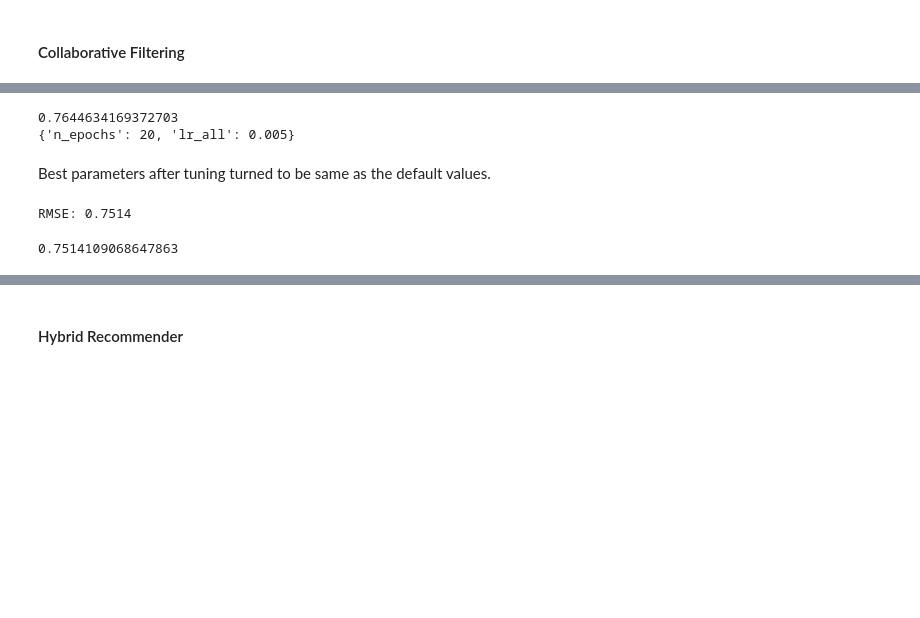
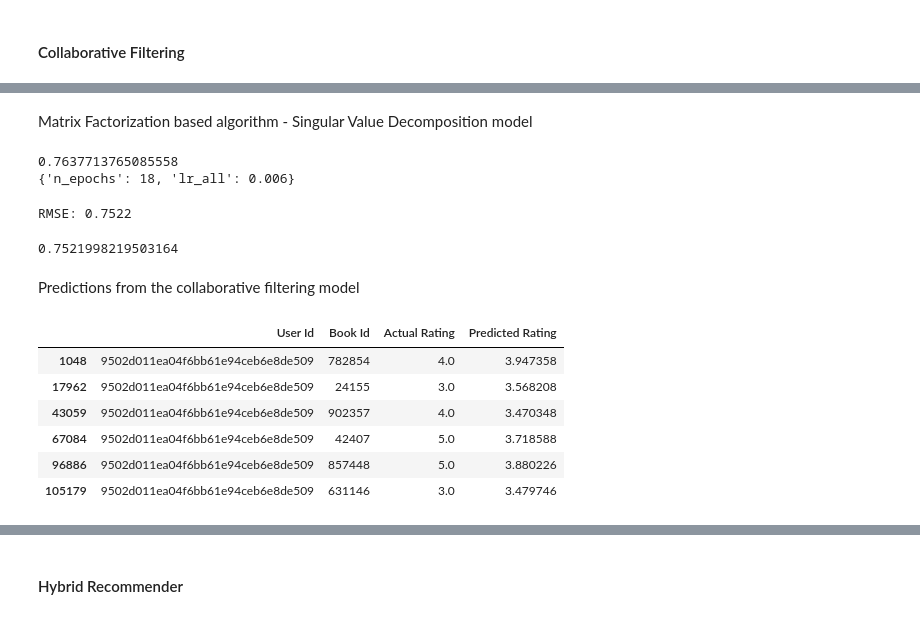
Before and after one commit to nnrkh/Data_Science_Projects, a Jupyter notebook: Project_ChildrenBookRecommendationEngine/Goodreads_Children'sBookRecommendationSystem_Modeling.ipynb, the cells around one changed output, grey strips where cells are left out. Drawn from its saved outputs; the diff is of its cells as text; code cells hidden in the pictures; blank space fills up the shorter version.

Commit message:
Modeling Changes

```diff
--- a/Project_ChildrenBookRecommendationEngine/Goodreads_Children'sBookRecommendationSystem_Modeling.ipynb
+++ b/Project_ChildrenBookRecommendationEngine/Goodreads_Children'sBookRecommendationSystem_Modeling.ipynb
@@ -155,7 +160,7 @@ The Top 10 Recommended Books
 # %% [markdown]
 #### Collaborative Filtering
 # %%
-ratings = pd.read_csv("data//cleaned_user_ratings_info", index_col = 0)
+ratings = pd.read_csv("data//cleaned_user_ratings_info.csv",index_col = 0)
 ratings.head()
 # %% [output]
 |  | user_id | book_id | review_id | rating | date_updated | n_users_rated | n_books_rated |
@@ -193,25 +205,39 @@ Test time         2.75    2.71    2.77    2.73    2.64    2.72    0.04
+# %% [markdown]
+Matrix Factorization based algorithm - Singular Value Decomposition model
 # %%
-    #Tuning the SVD algorithm is very intensive process to perform with this laptop
-    #traintest split and gridsearch cv for parameter tuning
+#Tuning the SVDpp algorithm is very intensive process to perform with this laptop
+#train test split and gridsearch cv for parameter tuning
 trainset, testset = train_test_split(data, test_size=0.1)
-param_grid = {'n_epochs': [10,20], 'lr_all': [0.005, 0.01]} #,"reg_all": [0.4, 0.6]
+param_grid = {'n_epochs': [16,18], 'lr_all': [0.006, 0.007]} #,"reg_all": [0.4, 0.6]
 gs = GridSearchCV(SVD, param_grid, measures=['rmse'], cv=3)
 gs.fit(data)
-    # best RMSE score
+# best RMSE score
 print(gs.best_score['rmse'])
-    # combination of parameters that gave the best RMSE score
+# combination of parameters that gave the best RMSE score
 print(gs.best_params['rmse'])
 # %% [output]
-0.7644634169372703
-{'n_epochs': 20, 'lr_all': 0.005}
+0.7637713765085558
+{'n_epochs': 18, 'lr_all': 0.006}
-# %% [markdown]
-Best parameters after tuning turned to be same as the default values.
 # %%
 algo = gs.best_estimator['rmse']
 algo.fit(trainset)
 predictions = algo.test(testset)
-    # compute RMSE
 accuracy.rmse(predictions)
 # %% [output]
-RMSE: 0.7514
+RMSE: 0.7522
-0.7514109068647863
+0.7521998219503164
+# %% [markdown]
+Predictions from the collaborative filtering model
+# %%
+pred = pd.DataFrame(predictions).reset_index(drop = True)
+pred.drop(columns = ['details'], inplace = True)
+pred.columns = ['User Id','Book Id','Actual Rating','Predicted Rating' ]
+pred[pred['User Id'] == '9502d011ea04f6bb61e94ceb6e8de509']
+# %% [output]
+|  | User Id | Book Id | Actual Rating | Predicted Rating |
+| 1048 | 9502d011ea04f6bb61e94ceb6e8de509 | 782854 | 4.0 | 3.947358 |
+| 17962 | 9502d011ea04f6bb61e94ceb6e8de509 | 24155 | 3.0 | 3.568208 |
+| 43059 | 9502d011ea04f6bb61e94ceb6e8de509 | 902357 | 4.0 | 3.470348 |
+| 67084 | 9502d011ea04f6bb61e94ceb6e8de509 | 42407 | 5.0 | 3.718588 |
+| 96886 | 9502d011ea04f6bb61e94ceb6e8de509 | 857448 | 5.0 | 3.880226 |
+| 105179 | 9502d011ea04f6bb61e94ceb6e8de509 | 631146 | 3.0 | 3.479746 |
```
Also changed, not shown: parts of 17 cells of this notebook.
